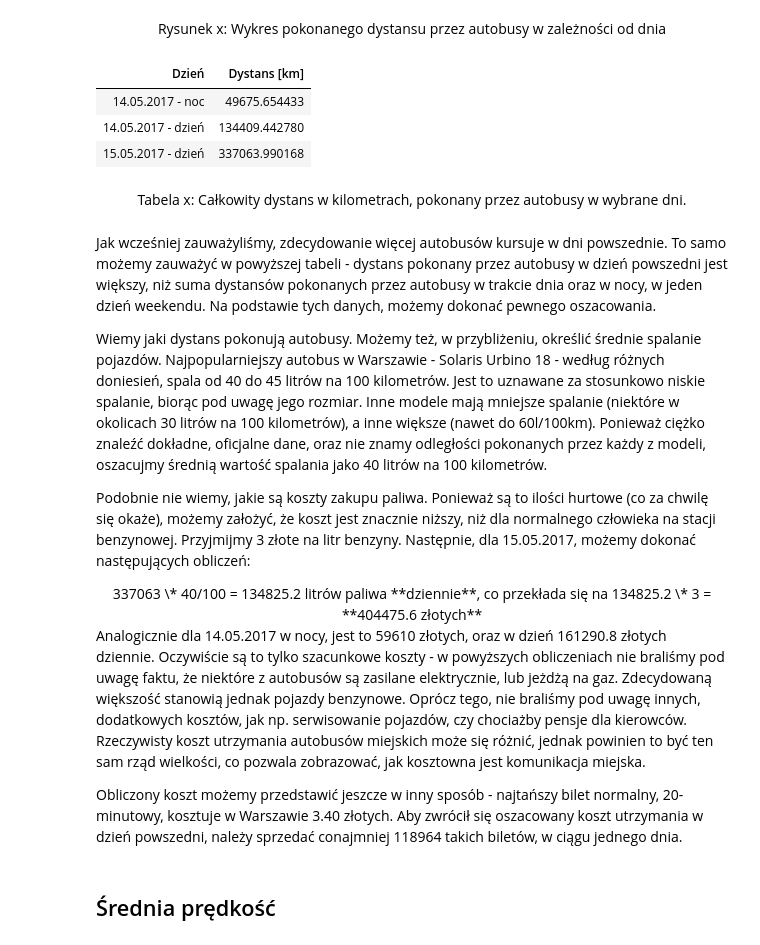
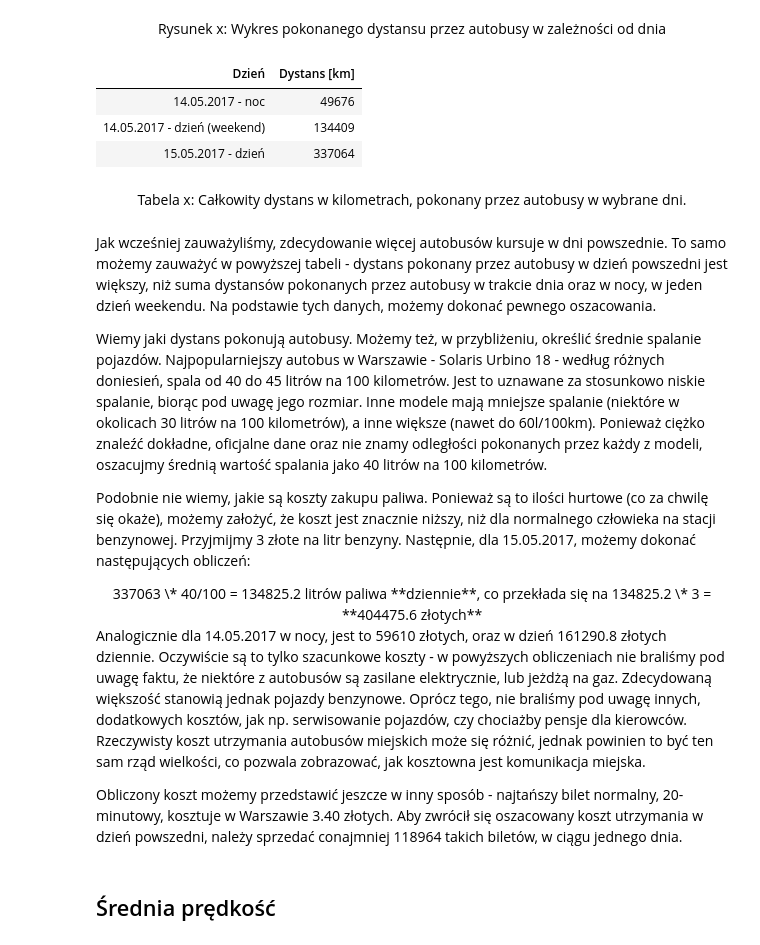
Before and after one commit to L-Dogg/pdrpy_ztm, a Jupyter notebook: raport.ipynb, the cells around one changed output. Cells and saved outputs as stored; diff of their text form; code cells hidden in the pictures.

```diff
--- a/raport.ipynb
+++ b/raport.ipynb
@@ -450,19 +455,19 @@ py.iplot(fig, filename='basic')
 # %% [markdown]
 <center> Rysunek x: Wykres pokonanego dystansu przez autobusy w zależności od dnia </center>
 # %%
-distance = pd.DataFrame({'Dzień':index, 'Dystans [km]':distanceList}, columns=['Dzień', 'Dystans [km]'])
+distance = pd.DataFrame({'Dzień':index, 'Dystans [km]':[round(dist) for dist in distanceList]}, columns=['Dzień', 'Dystans [km]'])
 HTML(distance.to_html(classes=['table'], index = False))
 # %% [output]
 | Dzień | Dystans [km] |
-| 14.05.2017 - noc | 49675.654433 |
-| 14.05.2017 - dzień | 134409.442780 |
-| 15.05.2017 - dzień | 337063.990168 |
+| 14.05.2017 - noc | 49676 |
+| 14.05.2017 - dzień (weekend) | 134409 |
+| 15.05.2017 - dzień | 337064 |
 # %% [markdown]
 <center> Tabela x: Całkowity dystans w kilometrach, pokonany przez autobusy w wybrane dni. </center>
 # %% [markdown]
 Jak wcześniej zauważyliśmy, zdecydowanie więcej autobusów kursuje w dni powszednie. To samo możemy zauważyć w powyższej tabeli - dystans pokonany przez autobusy w dzień powszedni jest większy, niż suma dystansów pokonanych przez autobusy w trakcie dnia oraz w nocy, w jeden dzień weekendu. Na podstawie tych danych, możemy dokonać pewnego oszacowania.
 
-Wiemy jaki dystans pokonują autobusy. Możemy też, w przybliżeniu, określić średnie spalanie pojazdów. Najpopularniejszy autobus w Warszawie - Solaris Urbino 18 - według różnych doniesień, spala od 40 do 45 litrów na 100 kilometrów. Jest to uznawane za stosunkowo niskie spalanie, biorąc pod uwagę jego rozmiar. Inne modele mają mniejsze spalanie (niektóre w okolicach 30 litrów na 100 kilometrów), a inne większe (nawet do 60l/100km). Ponieważ ciężko znaleźć dokładne, oficjalne dane, oraz nie znamy odległości pokonanych przez każdy z modeli, oszacujmy średnią wartość spalania jako 40 litrów na 100 kilometrów.
+Wiemy jaki dystans pokonują autobusy. Możemy też, w przybliżeniu, określić średnie spalanie pojazdów. Najpopularniejszy autobus w Warszawie - Solaris Urbino 18 - według różnych doniesień, spala od 40 do 45 litrów na 100 kilometrów. Jest to uznawane za stosunkowo niskie spalanie, biorąc pod uwagę jego rozmiar. Inne modele mają mniejsze spalanie (niektóre w okolicach 30 litrów na 100 kilometrów), a inne większe (nawet do 60l/100km). Ponieważ ciężko znaleźć dokładne, oficjalne dane oraz nie znamy odległości pokonanych przez każdy z modeli, oszacujmy średnią wartość spalania jako 40 litrów na 100 kilometrów.
 
 Podobnie nie wiemy, jakie są koszty zakupu paliwa. Ponieważ są to ilości hurtowe (co za chwilę się okaże), możemy założyć, że koszt jest znacznie niższy, niż dla normalnego człowieka na stacji benzynowej. Przyjmijmy 3 złote na litr benzyny. Następnie, dla 15.05.2017, możemy dokonać następujących obliczeń:
 
```
Also changed, not shown: parts of 7 cells of this notebook, 6 other files.
